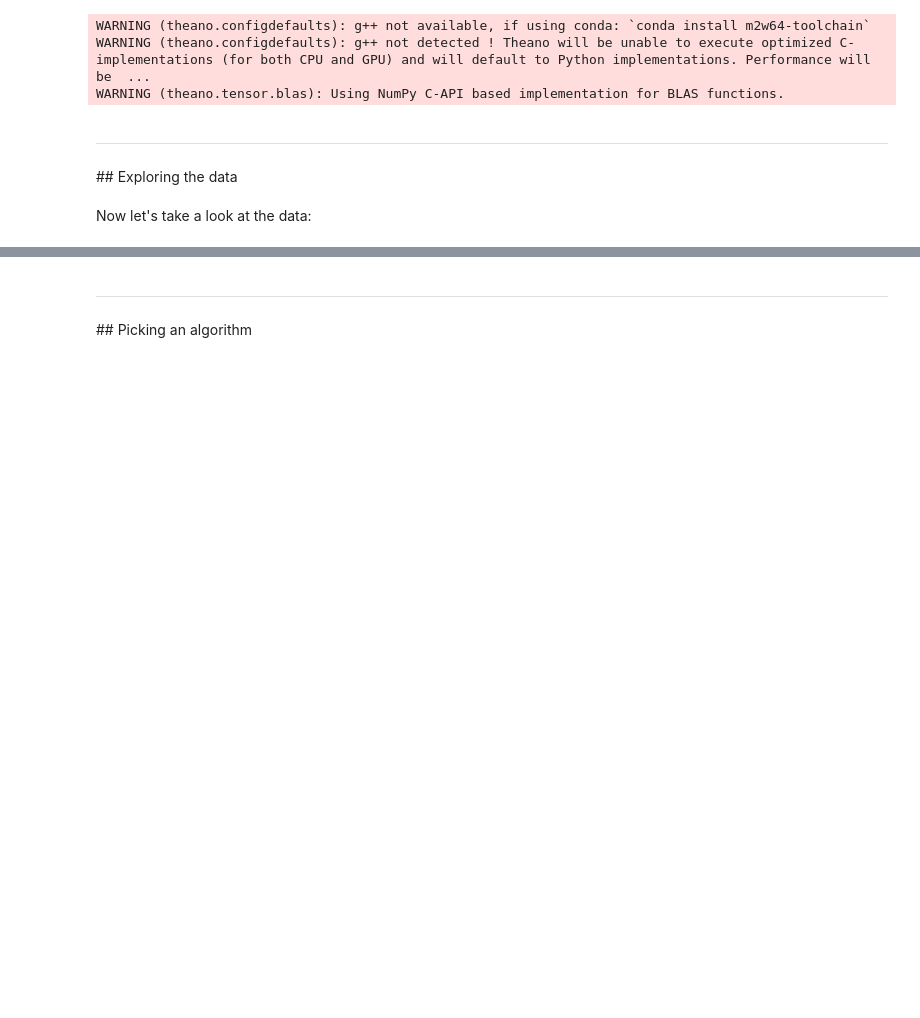
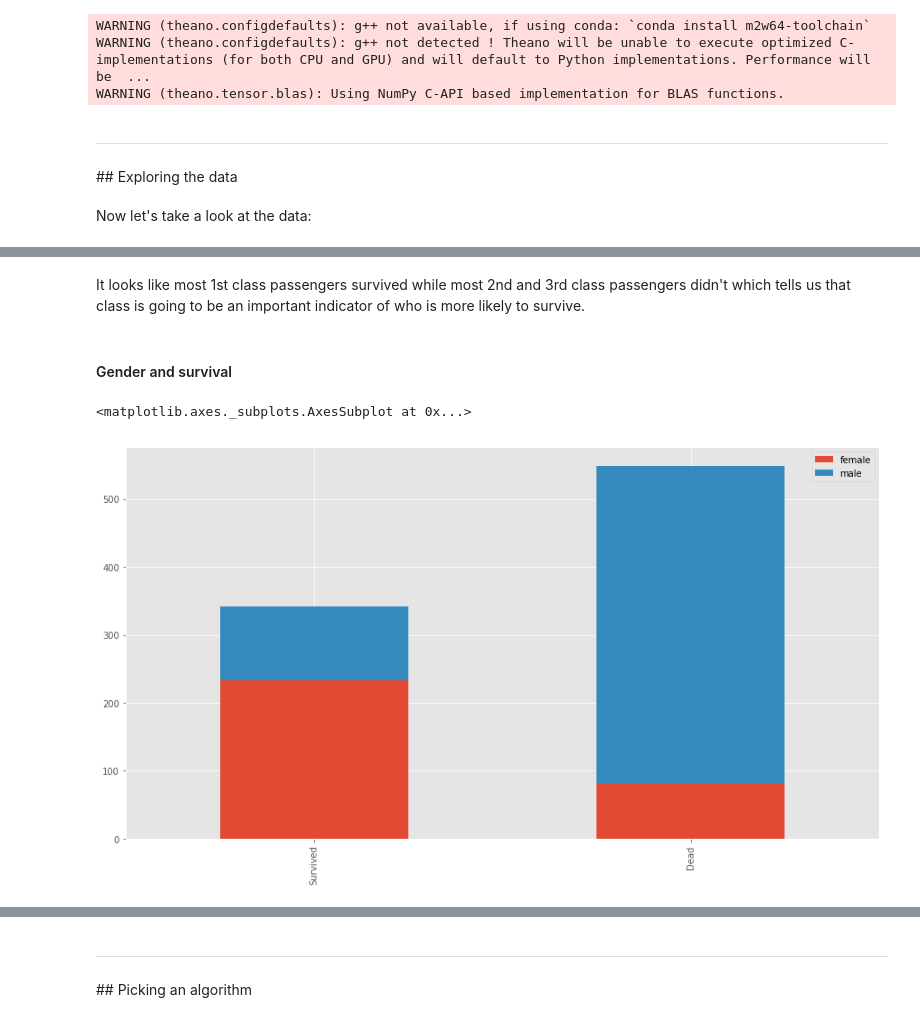
Before and after one commit to AbdulSaleh2020/CS50-Project, a Jupyter notebook: CS50 Project.ipynb, the cells around one changed output, grey strips where cells are left out. Drawn from its saved outputs; the diff is of its cells as text; code cells hidden in the pictures; blank space fills up the shorter version.

```diff
--- a/CS50 Project.ipynb
+++ b/CS50 Project.ipynb
@@ -135,0 +202,13 @@ Hmm, it looks like we have some missing em ages and lots of missing cabin number
+# %% [markdown]
+It looks like most 1st class passengers survived while most 2nd and 3rd class passengers didn't which tells us that class is going to be an important indicator of who is more likely to survive.
+# %% [markdown]
+#### Gender and survival
+# %%
+survived_sex = train_data[train_data['Survived']==1]['Sex'].value_counts()
+dead_sex = train_data[train_data['Survived']==0]['Sex'].value_counts()
+df = pd.DataFrame([survived_sex,dead_sex])
+df.index = ['Survived','Dead']
+df.plot(kind='bar',stacked=True, figsize=(15,8))
+# %% [output]
+<matplotlib.axes._subplots.AxesSubplot at 0x...>
+[figure, added]
```
Also changed, not shown: parts of 59 cells of this notebook.
